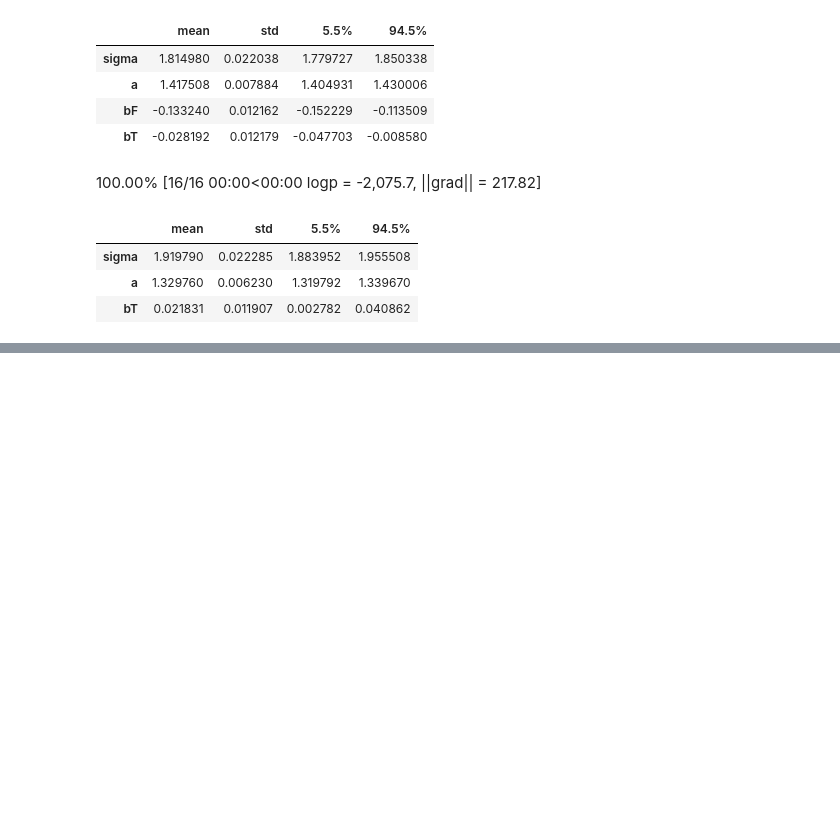
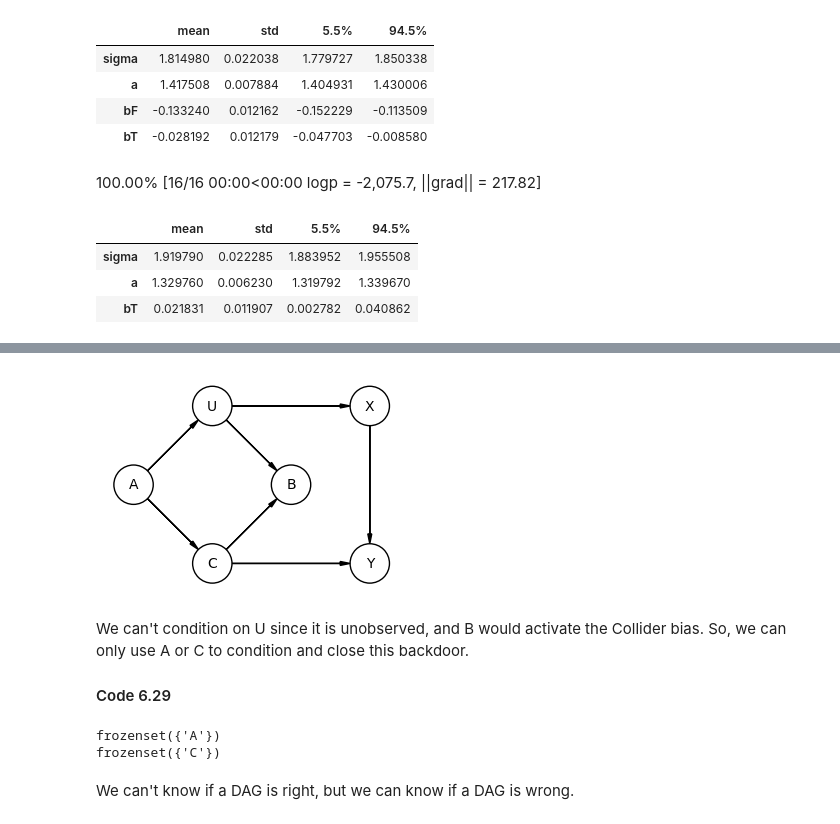
Before and after one commit to Gustavo-SF/Statistical-Rethinking-2Ed, a Jupyter notebook: chapters/6/samples.ipynb, the cells around one changed output, grey strips where cells are left out. Saved outputs shown, nothing was run; the diff lists cells and outputs as text; code cells hidden in the pictures; blank space fills up the shorter version.

```diff
--- a/chapters/6/samples.ipynb
+++ b/chapters/6/samples.ipynb
@@ -624,0 +858,38 @@ precis(post, var_names)
+# %%
+dag = CausalGraphicalModel(
+    nodes=['X', 'Y', 'C', 'U', 'B', 'A'],
+    edges=[
+        ('X', 'Y'),
+        ('U', 'X'),
+        ('A', 'U'),
+        ('A', 'C'),
+        ('C', 'Y'),
+        ('U', 'B'),
+        ('C', 'B'),
+    ],
+)
+pgm = daft.PGM()
+coordinates = {'X': (3, 0), 'Y': (3, 2), 'C': (1, 2), 'U': (1, 0), 'B': (2, 1), 'A': (0, 1)}
+for node in dag.dag.nodes:
+    pgm.add_node(node, node, *coordinates[node])
+for edge in dag.dag.edges:
+    pgm.add_edge(*edge)
+pgm.render()
+plt.gca().invert_yaxis();
+# %% [output]
+[figure, added]
+# %% [markdown]
+We can't condition on U since it is unobserved, and B would activate the Collider bias. So, we can only use A or C to condition and close this backdoor.
+
+#### Code 6.29
+# %%
+all_adjustment_sets = dag.get_all_backdoor_adjustment_sets('X', 'Y')
+for s in all_adjustment_sets:
+    if all(not t.issubset(s) for t in all_adjustment_sets if t != s):
+        if s != {'U'}:
+            print(s)
+# %% [output]
+frozenset({'A'})
+frozenset({'C'})
+# %% [markdown]
+We can't know if a DAG is right, but we can know if a DAG is wrong.
```
Also changed, not shown: parts of 31 cells of this notebook.
